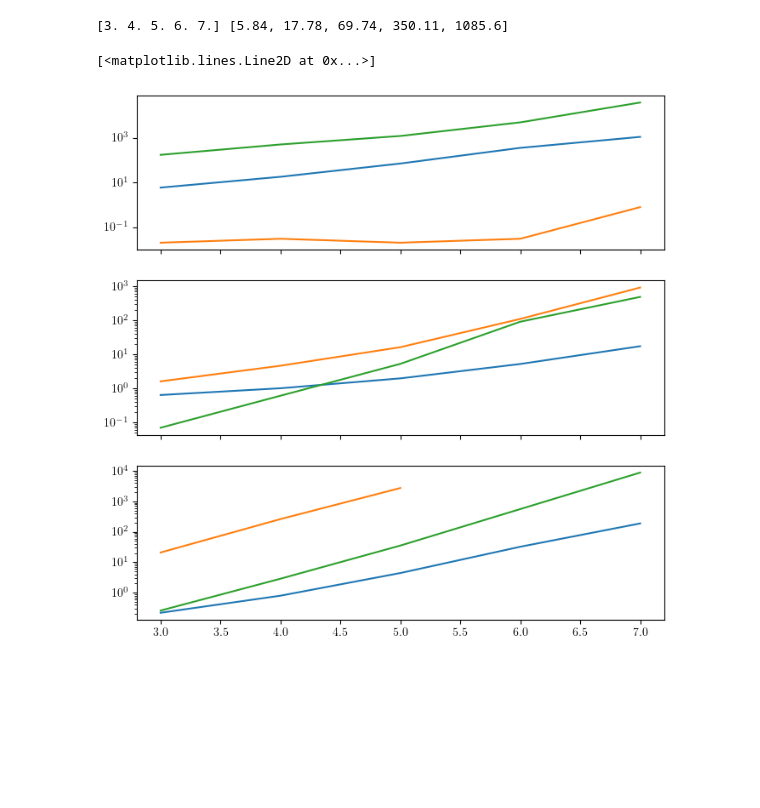
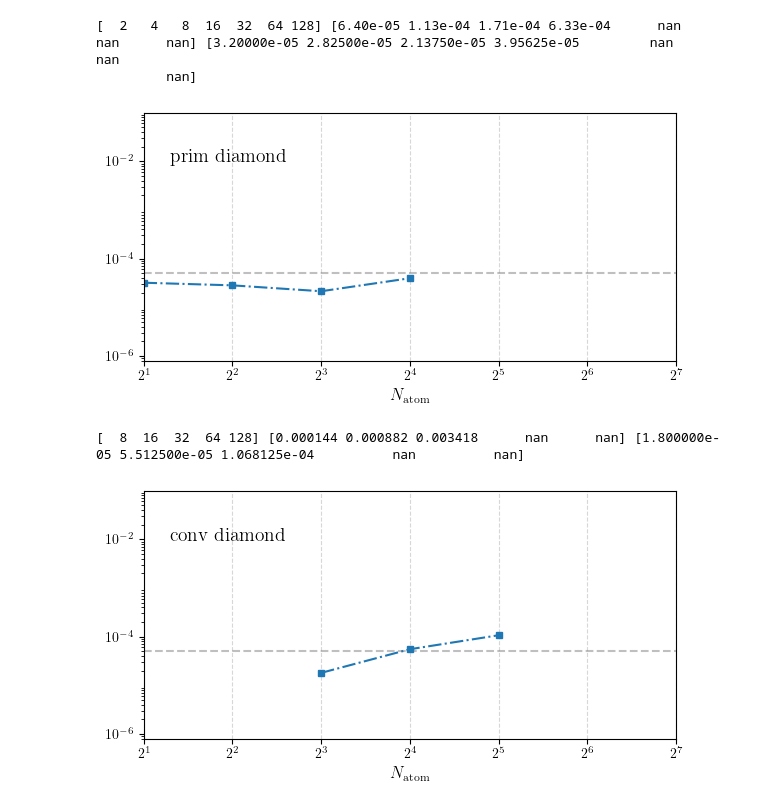
Before and after one commit to yangjunjie0320/benchmark-fftisdf, a Jupyter notebook: plot/collect-spc-data.ipynb, the cells around one changed output. Drawn from its saved outputs; the diff is of its cells as text; code cells hidden in the pictures; blank space fills up the shorter version.

```diff
--- a/plot/collect-spc-data.ipynb
+++ b/plot/collect-spc-data.ipynb
@@ -169,59 +114,13 @@ dg = sorted(dg, key=lambda x: x["kmesh"])
-# %%
-fig, axs = plt.subplots(3, 1, figsize=(8, 8), sharex=True)
-
-# plot the timing
-ax = axs[0]
-natm = dd[0]["natm"]
-x = [d["kmesh"] * natm for d in dd]
-x = numpy.log2(x)
-y = [d["t_build"] for d in dd]
-print(x, y)
-ax.semilogy(x, y, label="fftisdf")
-
-x = [d["kmesh"] * natm for d in df]
-x = numpy.log2(x)
-y = [d["t_build"] + 1e-2 for d in df]
-ax.semilogy(x, y, label="fftdf")
-
-x = [d["kmesh"] * natm for d in dg]
-x = numpy.log2(x)
-y = [d["t_build"] for d in dg]
-ax.semilogy(x, y, label="gdf")
-
-ax = axs[1]
-x = [d["kmesh"] * natm for d in dd]
-x = numpy.log2(x)
-y = [d["t_vj"] + 1e-2 for d in dd]
-ax.semilogy(x, y, label="fftisdf")
-
-x = [d["kmesh"] * natm for d in df]
-x = numpy.log2(x)
-y = [d["t_vj"] + 1e-2 for d in df]
-ax.semilogy(x, y, label="fftdf")
-
-x = [d["kmesh"] * natm for d in dg]
-x = numpy.log2(x)
-y = [d["t_vj"] + 1e-2 for d in dg]
-ax.semilogy(x, y, label="gdf")
-
-ax = axs[2]
-x = [d["kmesh"] * natm for d in dd]
-x = numpy.log2(x)
-y = [d.get("t_vk", numpy.nan) + 1e-2 for d in dd]
-ax.semilogy(x, y, label="fftisdf")
-
-x = [d["kmesh"] * natm for d in df]
-x = numpy.log2(x)
-y = [d.get("t_vk", numpy.nan) + 1e-2 for d in df]
-ax.semilogy(x, y, label="fftdf")
-
-x = [d["kmesh"] * natm for d in dg]
-x = numpy.log2(x)
-y = [d.get("t_vk", numpy.nan) + 1e-2 for d in dg]
-ax.semilogy(x, y, label="gdf")
-
-# ax.legend()
-# %% [output]
-[3. 4. 5. 6. 7.] [5.84, 17.78, 69.74, 350.11, 1085.6]
-[<matplotlib.lines.Line2D at 0x...>]
-[figure, removed]
+# %%
+diamond_prim_s = get_info_from_out_log("../work/run-scf-spc/diamond-prim")
+plot_error(diamond_prim_s)
+# %% [output]
+[  2   4   8  16  32  64 128] [6.40e-05 1.13e-04 1.71e-04 6.33e-04      nan      nan      nan] [3.20000e-05 2.82500e-05 2.13750e-05 3.95625e-05         nan         nan
+         nan]
+[figure, added]
+# %%
+diamond_conv_s = get_info_from_out_log("../work/run-scf-spc/diamond-conv")
+plot_error(diamond_conv_s)
+# %% [output]
+[  8  16  32  64 128] [0.000144 0.000882 0.003418      nan      nan] [1.800000e-05 5.512500e-05 1.068125e-04          nan          nan]
+[figure, added]
```
Also changed, not shown: parts of 8 cells of this notebook, 1 other file.
